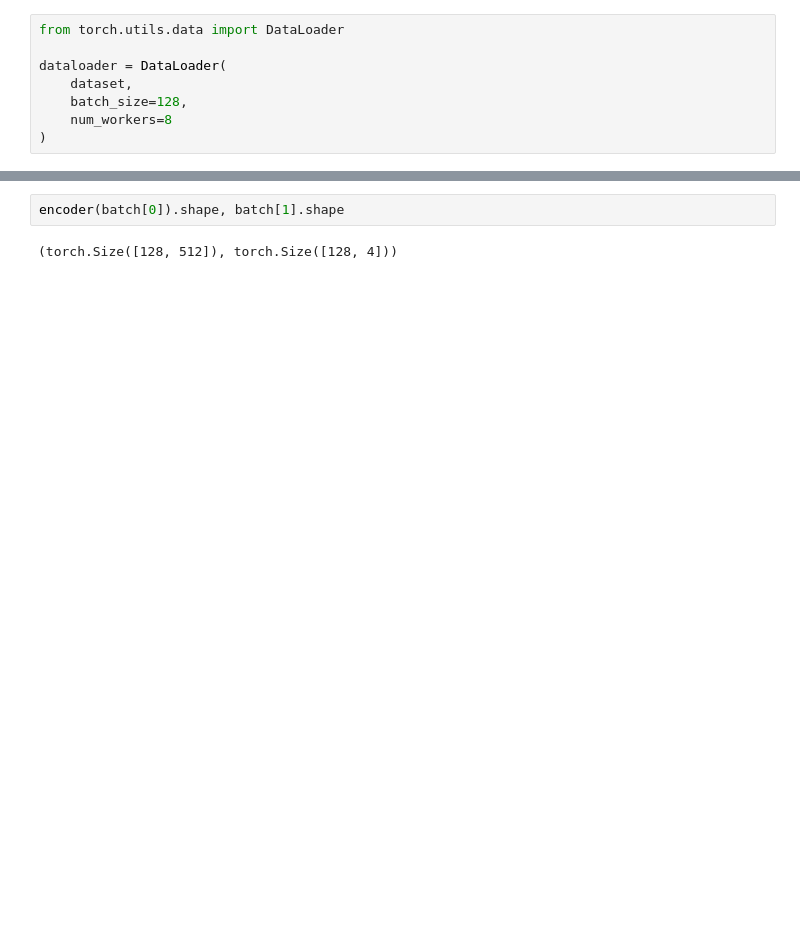
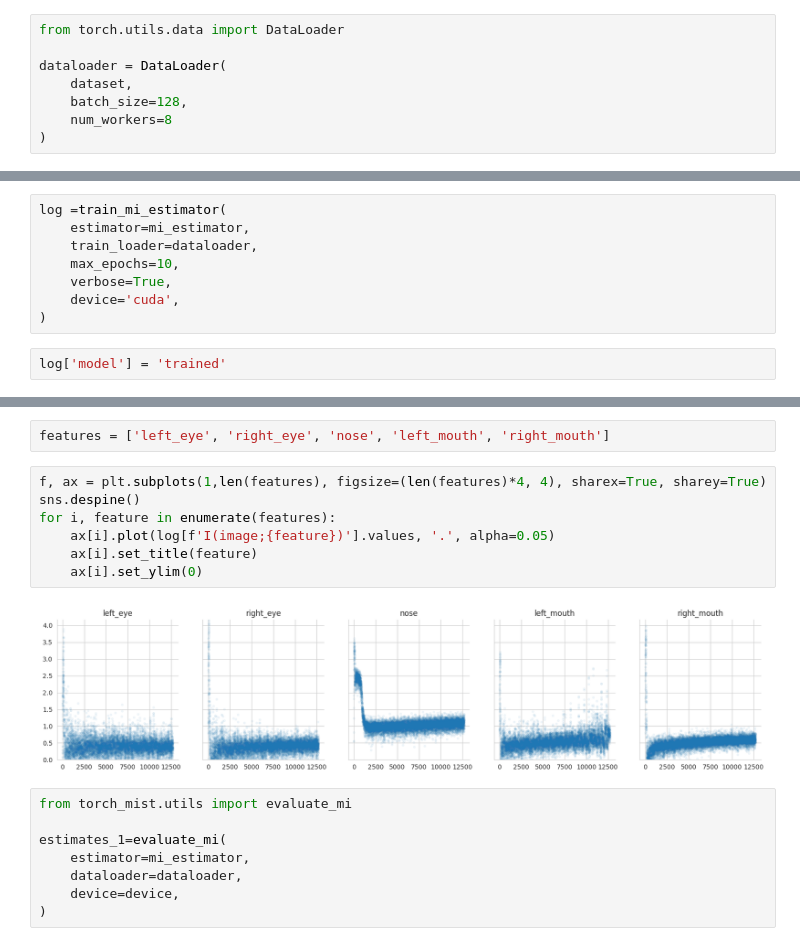
Before and after one commit to mfederici/torch-mist, a Jupyter notebook: docs/notebooks/examples/keypoint_info.ipynb, the cells around one changed output, grey strips where cells are left out. Saved outputs shown, nothing was run; the diff lists cells and outputs as text; blank space fills up the shorter version.

```diff
--- a/docs/notebooks/examples/keypoint_info.ipynb
+++ b/docs/notebooks/examples/keypoint_info.ipynb
@@ -96,0 +148,10 @@ for batch in dataloader:
+# %%
+log =train_mi_estimator(
+    estimator=mi_estimator,
+    train_loader=dataloader,
+    max_epochs=10,
+    verbose=True,
+    device='cuda',
+)
+# %%
+log['model'] = 'trained'
@@ -97,4 +174,19 @@ for batch in dataloader:
+# %%
+features = ['left_eye', 'right_eye', 'nose', 'left_mouth', 'right_mouth']
+# %%
+f, ax = plt.subplots(1,len(features), figsize=(len(features)*4, 4), sharex=True, sharey=True)
+sns.despine()
+for i, feature in enumerate(features):
+    ax[i].plot(log[f'I(image;{feature})'].values, '.', alpha=0.05)
+    ax[i].set_title(feature)
+    ax[i].set_ylim(0)
+# %% [output]
+[figure, added]
 # %%
-encoder(batch[0]).shape, batch[1].shape
+from torch_mist.utils import evaluate_mi
+
+estimates_1=evaluate_mi(
+    estimator=mi_estimator,
+    dataloader=dataloader,
+    device=device,
+)
-# %% [output]
-(torch.Size([128, 512]), torch.Size([128, 4]))
```
Also changed, not shown: parts of 17 cells of this notebook, 20 other files.
